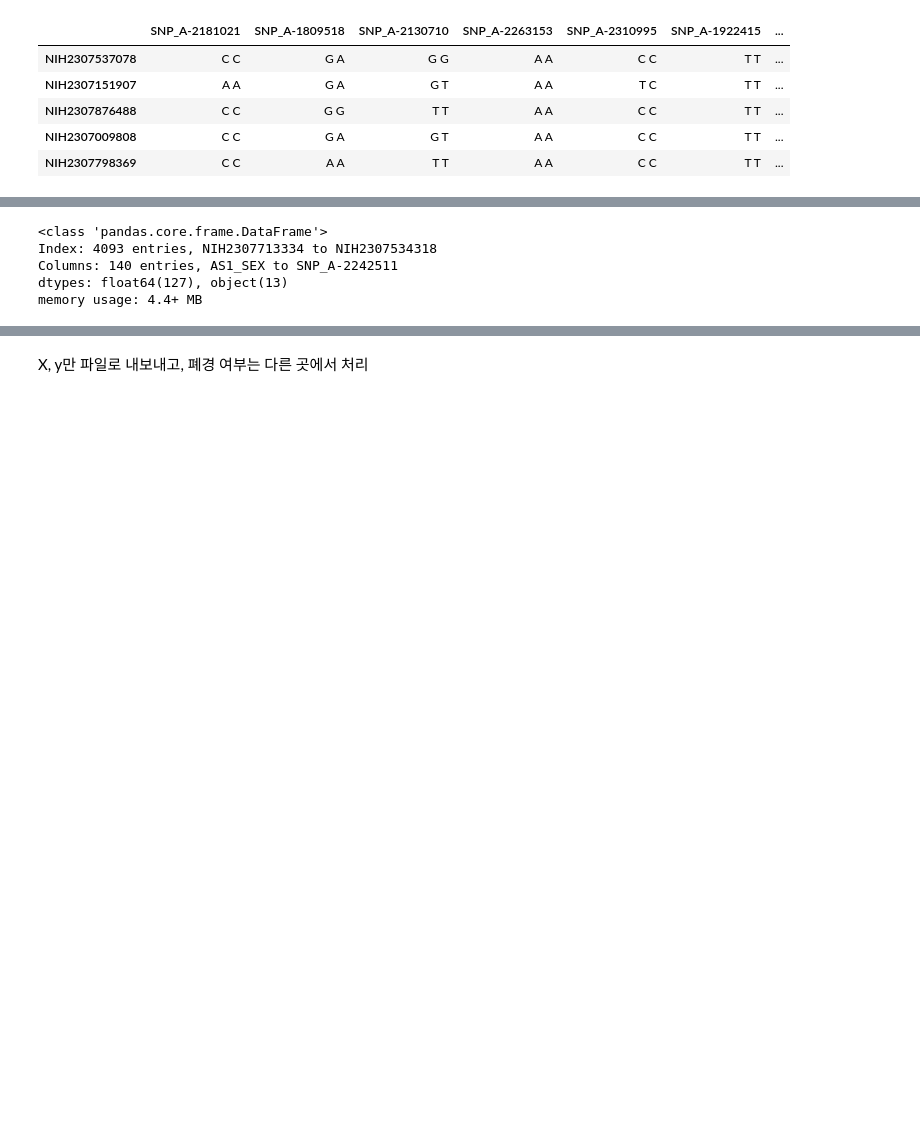
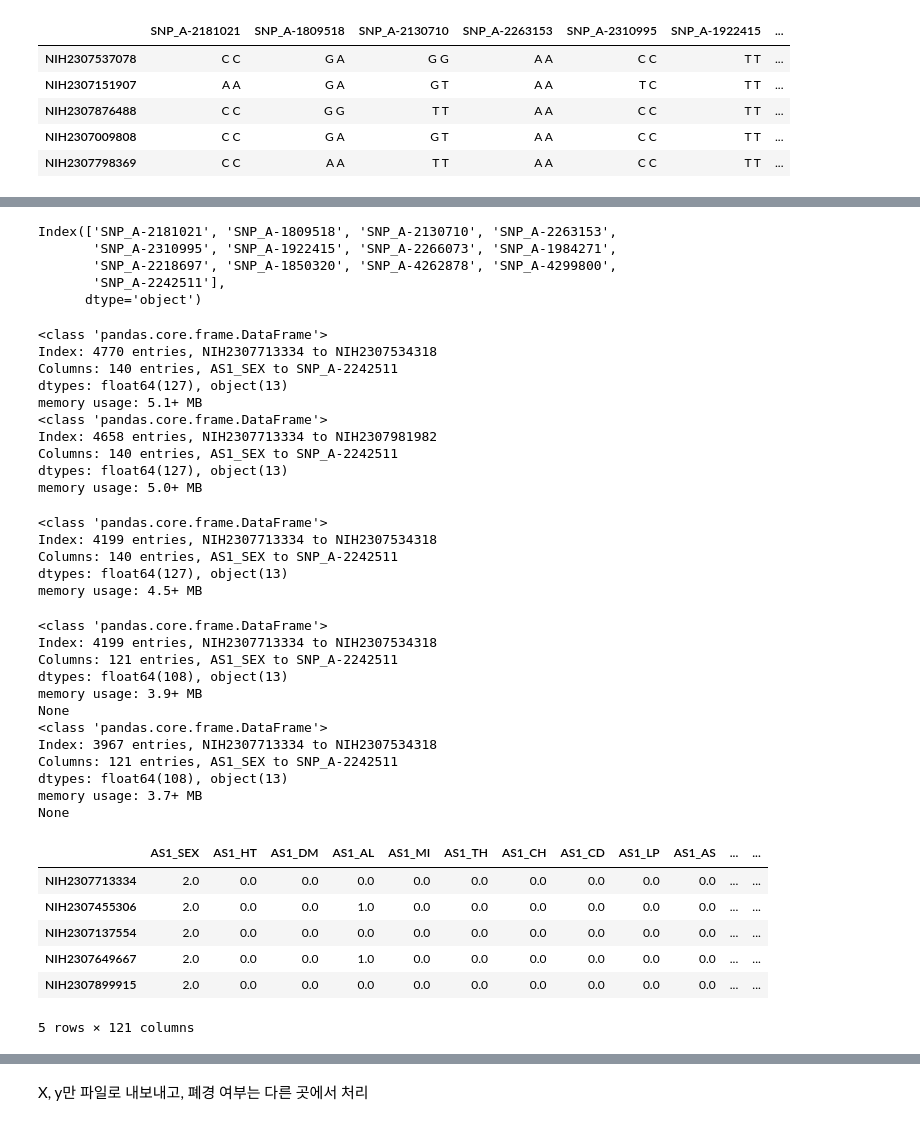
Before and after one commit to SH22Hwang/KoGES_OP, a Jupyter notebook: preprocessing_2024.ipynb, the cells around one changed output, grey strips where cells are left out. Drawn from its saved outputs; the diff is of its cells as text; code cells hidden in the pictures; blank space fills up the shorter version.

```diff
--- a/preprocessing_2024.ipynb
+++ b/preprocessing_2024.ipynb
@@ -344,0 +476,8 @@ Name: count, dtype: int64
+# %%
+def drop_columns_with_missing_values(df, threshold=47):
+  missing_values_count = df.isnull().sum()
+  columns_to_drop = missing_values_count[missing_values_count > threshold].index.tolist()
+  # 결측치가 50개 이상인 칼럼을 제거합니다.
+  df = df.drop(columns=columns_to_drop, axis=1)
+
+  return df
@@ -431,15 +590,62 @@ Index: 5217 entries, NIH2307713334 to NIH2307027315
 Columns: 140 entries, AS1_SEX to SNP_A-2242511
 dtypes: float64(127), object(13)
 memory usage: 5.6+ MB
+# %%
+df_all_gen.columns
+# %% [output]
+Index(['SNP_A-2181021', 'SNP_A-1809518', 'SNP_A-2130710', 'SNP_A-2263153',
+       'SNP_A-2310995', 'SNP_A-1922415', 'SNP_A-2266073', 'SNP_A-1984271',
+       'SNP_A-2218697', 'SNP_A-1850320', 'SNP_A-4262878', 'SNP_A-4299800',
+       'SNP_A-2242511'],
+      dtype='object')
 # %%
-diet_and_gen.dropna().info()
+diet_and_gen.dropna(subset=['AS1_PMAG_C', 'AS1_PMYN_C']).info()
+diet_and_gen.dropna(subset=df_all_gen.columns).info()
 # diet_and_gen.dropna(subset=['AS1_PMYN_C'],).info()
 # %% [output]
 <class 'pandas.core.frame.DataFrame'>
-Index: 4093 entries, NIH2307713334 to NIH2307534318
+Index: 4770 entries, NIH2307713334 to NIH2307534318
 Columns: 140 entries, AS1_SEX to SNP_A-2242511
 dtypes: float64(127), object(13)
-memory usage: 4.4+ MB
+memory usage: 5.1+ MB
+<class 'pandas.core.frame.DataFrame'>
+Index: 4658 entries, NIH2307713334 to NIH2307981982
+Columns: 140 entries, AS1_SEX to SNP_A-2242511
+dtypes: float64(127), object(13)
+memory usage: 5.0+ MB
-# %%
-diet_and_gen.dropna(inplace=True)
+# %%
+diet_and_gen = diet_and_gen.dropna(subset=['AS1_PMAG_C', 'AS1_PMYN_C'])
+diet_and_gen = diet_and_gen.dropna(subset=df_all_gen.columns)
+diet_and_gen.info()
+# %% [output]
+<class 'pandas.core.frame.DataFrame'>
+Index: 4199 entries, NIH2307713334 to NIH2307534318
+Columns: 140 entries, AS1_SEX to SNP_A-2242511
+dtypes: float64(127), object(13)
+memory usage: 4.5+ MB
+# %%
+df_drop_47 = drop_columns_with_missing_values(diet_and_gen, 47)
+print(df_drop_47.info())
+print(df_drop_47.dropna().info())
+df_drop_47.head()
+# %% [output]
+<class 'pandas.core.frame.DataFrame'>
+Index: 4199 entries, NIH2307713334 to NIH2307534318
+Columns: 121 entries, AS1_SEX to SNP_A-2242511
+dtypes: float64(108), object(13)
+memory usage: 3.9+ MB
+None
+<class 'pandas.core.frame.DataFrame'>
+Index: 3967 entries, NIH2307713334 to NIH2307534318
+Columns: 121 entries, AS1_SEX to SNP_A-2242511
+dtypes: float64(108), object(13)
+memory usage: 3.7+ MB
+None
+|  | AS1_SEX | AS1_HT | AS1_DM | AS1_AL | AS1_MI | AS1_TH | AS1_CH | AS1_CD | AS1_LP | AS1_AS | ... | ... |
+| NIH2307713334 | 2.0 | 0.0 | 0.0 | 0.0 | 0.0 | 0.0 | 0.0 | 0.0 | 0.0 | 0.0 | ... | ... |
+| NIH2307455306 | 2.0 | 0.0 | 0.0 | 1.0 | 0.0 | 0.0 | 0.0 | 0.0 | 0.0 | 0.0 | ... | ... |
+| NIH2307137554 | 2.0 | 0.0 | 0.0 | 0.0 | 0.0 | 0.0 | 0.0 | 0.0 | 0.0 | 0.0 | ... | ... |
+| NIH2307649667 | 2.0 | 0.0 | 0.0 | 1.0 | 0.0 | 0.0 | 0.0 | 0.0 | 0.0 | 0.0 | ... | ... |
+| NIH2307899915 | 2.0 | 0.0 | 0.0 | 0.0 | 0.0 | 0.0 | 0.0 | 0.0 | 0.0 | 0.0 | ... | ... |
+5 rows × 121 columns
 # %%
```
Also changed, not shown: parts of 34 cells of this notebook, 3 other files.
